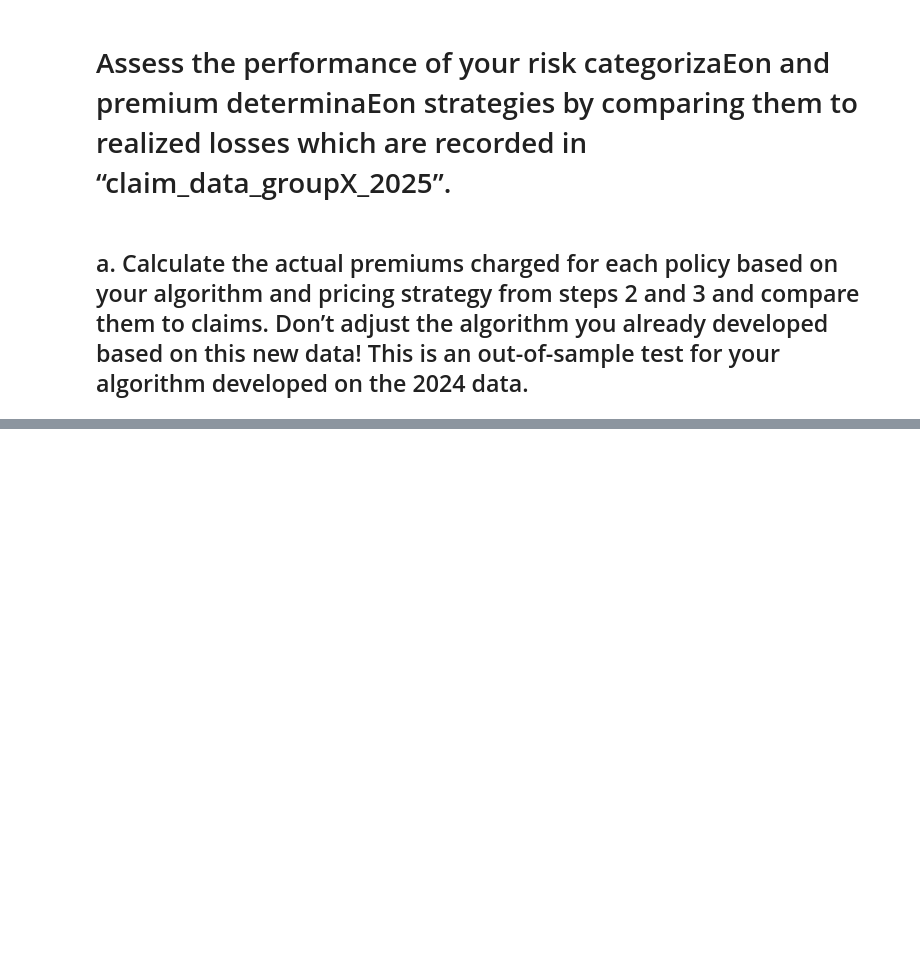
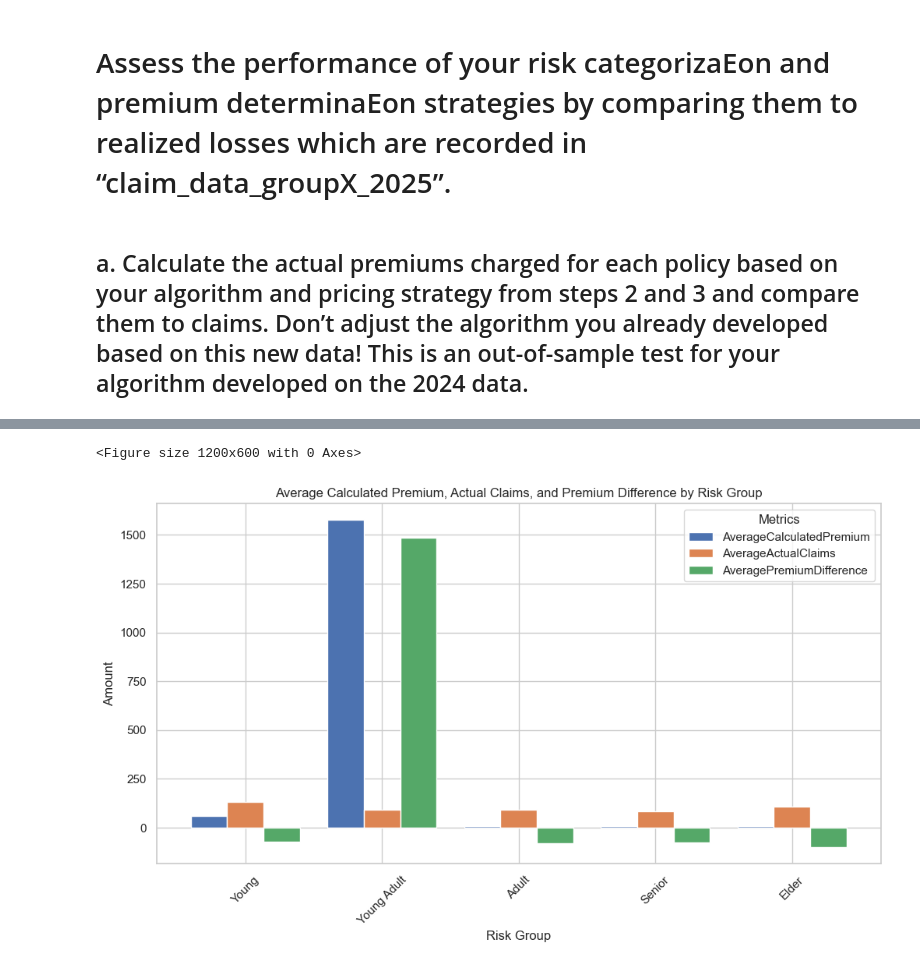
Before and after one commit to bordeauxlink/assurance-term-project, a Jupyter notebook: Term Project Underwriter.ipynb, the cells around one changed output, grey strips where cells are left out. Drawn from its saved outputs; the diff is of its cells as text; code cells hidden in the pictures; blank space fills up the shorter version.

```diff
--- a/Term Project Underwriter.ipynb
+++ b/Term Project Underwriter.ipynb
@@ -516,5 +518,8 @@ import numpy as np
 from scipy.stats import norm
 # %%
-claim_data = pd.read_csv('claim_data_group5_2024.csv')
-claim_data.head()
+
+data = pd.read_csv('claim_data_group5_2024.csv')
+
+
+print(data.head())
 # %% [output]
@@ -607,0 +575,16 @@ print(risk_group_stats[['RiskGroup', 'frequency', 'severity', 'expected_loss', '
+# %%
+simulated_losses = {}
+
+for group in frequency_params.keys():
+    lambda_freq = frequency_params[group]
+    alpha, beta = severity_params[group]
+
+    # number of claims using Poisson
+    num_claims = poisson.rvs(mu=lambda_freq, size=10000)  # Adjust the size if needed
+
+    # Sclaim severity using Gamma
+    claim_severity = gamma.rvs(a=alpha, scale=beta, size=num_claims.sum())
+
+    # total losses for each simulation
+    total_losses = [sum(claim_severity[i:i + n]) for i, n in enumerate(num_claims) if n > 0]
+    simulated_losses[group] = total_losses
@@ -607,0 +635,4 @@ print(risk_group_stats[['RiskGroup', 'frequency', 'severity', 'expected_loss', '
+# %%
+print("\nPremiums by Risk Group:")
+for group, premium in premiums.items():
+    print(f"{group}: ${premium:.2f}")
@@ -684,0 +762,20 @@ Profit/Loss in 2025: 20821925.39837785
+# %%
+import matplotlib.pyplot as plt
+import seaborn as sns
+
+# Set the style for seaborn
+sns.set(style="whitegrid")
+
+# 1. Bar plot of Average Calculated Premium, Average Actual Claims, and Average Premium Difference by Risk Group
+plt.figure(figsize=(12, 6))
+group_comparison.plot(x='RiskGroup', y=['AverageCalculatedPremium', 'AverageActualClaims', 'AveragePremiumDifference'],
+                      kind='bar', stacked=False, width=0.8, figsize=(12, 6))
+plt.title('Average Calculated Premium, Actual Claims, and Premium Difference by Risk Group')
+plt.xlabel('Risk Group')
+plt.ylabel('Amount')
+plt.xticks(rotation=45)
+plt.legend(title='Metrics')
+plt.show()
+# %% [output]
+<Figure size 1200x600 with 0 Axes>
+[figure, added]
```
Also changed, not shown: parts of 33 cells of this notebook.
